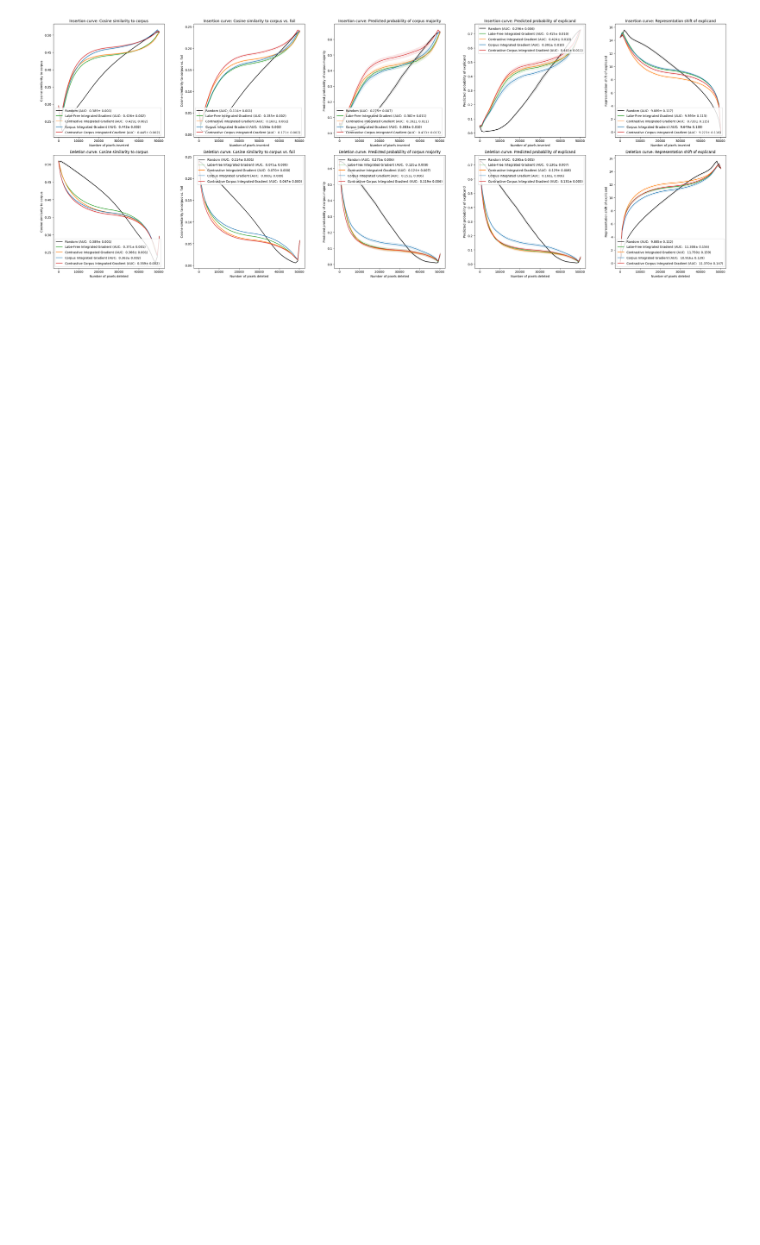
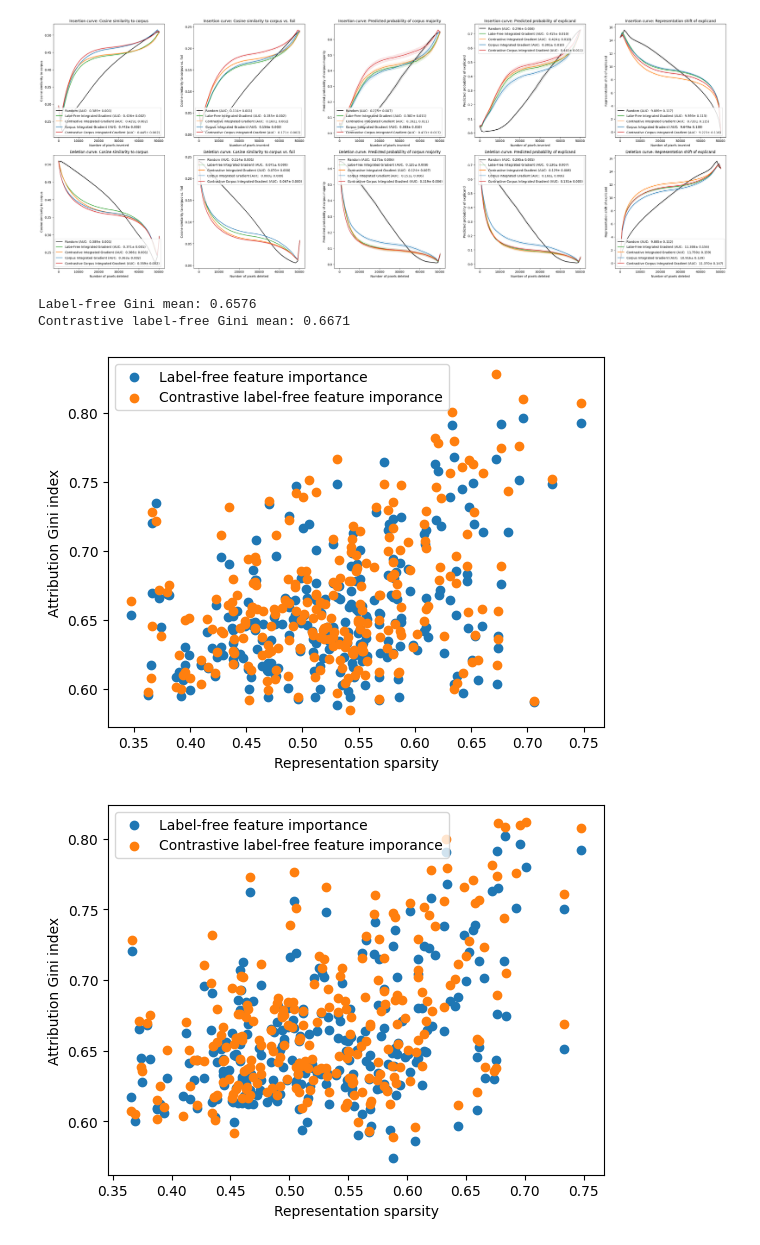
Before and after one commit to suinleelab/cl-explainability, a Jupyter notebook: notebooks/plots/int_grad_results.ipynb, the cells around one changed output. Drawn from its saved outputs; the diff is of its cells as text; code cells hidden in the pictures; blank space fills up the shorter version.

Commit message:
Analyze attribution sparsity

```diff
--- a/notebooks/plots/int_grad_results.ipynb
+++ b/notebooks/plots/int_grad_results.ipynb
@@ -141,12 +153,20 @@ deletion_curve_dict = {}
 insertion_num_features = None
 deletion_num_features = None
 
+rep_zero_prop_dict = {}
+gini_index_dict = {}
+
 for explanation in explanation_list:
     insertion_curve_dict[explanation] = {}
     deletion_curve_dict[explanation] = {}
+    rep_zero_prop_dict[explanation] = {}
+    gini_index_dict[explanation] = {}
+
     for attribution in attribution_list:
         insertion_curve_dict[explanation][attribution] = {}
         deletion_curve_dict[explanation][attribution] = {}
+        rep_zero_prop_dict[explanation][attribution] = []
+        gini_index_dict[explanation][attribution] = []
 
         for seed in SEED_LIST:
             eval_filename = get_eval_filename(
@@ -195,6 +215,13 @@ for explanation in explanation_list:
                     seed_deletion_curve_dict[eval_name]
                 )
 
+            rep_zero_prop_dict[explanation][attribution].append(
+                get_sparsity_values(outputs, "rep_zero_props")
+            )
+            gini_index_dict[explanation][attribution].append(
+                get_sparsity_values(outputs, "gini_indices")
+            )
+
         insertion_curve_dict[explanation][attribution] = {
             eval_name: torch.stack(curve_list)
             for eval_name, curve_list
@@ -288,3 +315,35 @@ for explanation in explanation_list:
 plt.tight_layout()
 # %% [output]
 [figure]
+# %%
+self_weight_gini = gini_index_dict["self_weighted"]["int_grad"]
+self_weight_sparsity = rep_zero_prop_dict["self_weighted"]["int_grad"]
+
+contrastive_gini = gini_index_dict["contrastive_self_weighted"]["int_grad"]
+contrastive_sparsity = rep_zero_prop_dict["contrastive_self_weighted"]["int_grad"]
+
+self_weight_gini_mean = torch.cat(self_weight_gini).mean().cpu().numpy()
+contrastive_gini_mean = torch.cat(contrastive_gini).mean().cpu().numpy()
+print(f"Label-free Gini mean: {self_weight_gini_mean:.4f}")
+print(f"Contrastive label-free Gini mean: {contrastive_gini_mean:.4f}")
+
+for i in range(len(SEED_LIST)):
+    plt.scatter(
+        self_weight_sparsity[i].cpu().numpy(),
+        self_weight_gini[i].cpu().numpy(), color="tab:blue",
+        label="Label-free feature importance",
+    )
+    plt.scatter(
+        contrastive_sparsity[i].cpu().numpy(),
+        contrastive_gini[i].cpu().numpy(), color="tab:orange",
+        label="Contrastive label-free feature imporance",
+    )
+    plt.xlabel("Representation sparsity")
+    plt.ylabel("Attribution Gini index")
+    plt.legend()
+    plt.show()
+# %% [output]
+Label-free Gini mean: 0.6576
+Contrastive label-free Gini mean: 0.6671
+[figure, added]
+[figure, added]
```
Also changed, not shown: parts of 3 cells of this notebook.
